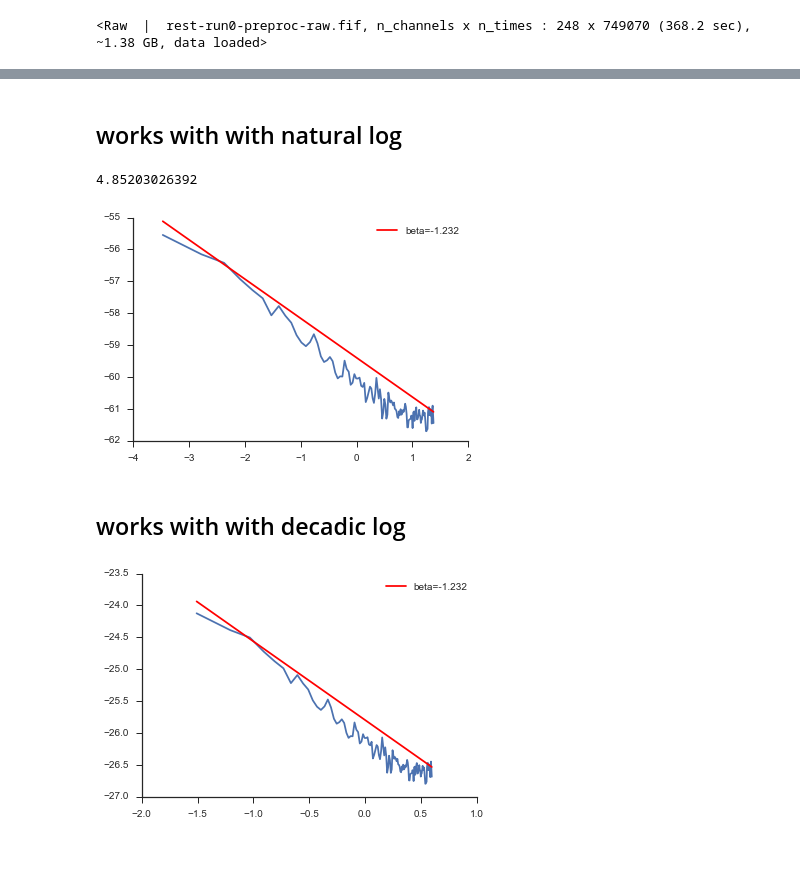
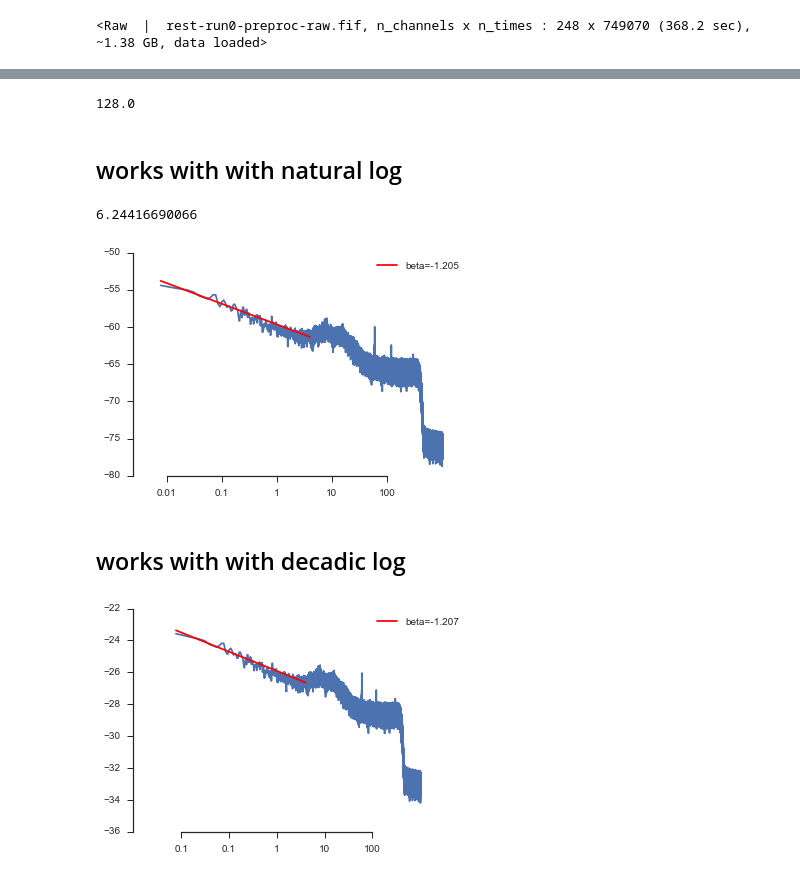
Before and after one commit to neurospin/meg_study_dynamic_scales, a Jupyter notebook: scripts/paper_check_powerlaw_fit.ipynb, the cells around one changed output, grey strips where cells are left out. Drawn from its saved outputs; the diff is of its cells as text; code cells hidden in the pictures.

```diff
--- a/scripts/paper_check_powerlaw_fit.ipynb
+++ b/scripts/paper_check_powerlaw_fit.ipynb
@@ -95,29 +95,35 @@ Ready.
     Computing cross products for coils 245 x 3 coils...
     Preparing the mapping matrix...
     [Truncate at 84 missing 0.0001]
+# %%
+1/2048. * (2 ** 18)
+# %% [output]
+128.0
 # %%
-freqs, psd = welch(raw[100][0], nperseg=2**16,fs=raw.info['sfreq'])
+freqs, psd = welch(raw[100][0], nperseg=(2**18), fs=raw.info['sfreq'], detrend='linear')
 # %% [markdown]
 ## works with with natural log
 # %%
 fmask = (freqs <= 4) & (freqs > 0)
 lm = LinearRegression(normalize=False).fit(
    np.log(freqs[fmask][:, None]),
    np.log(psd.T[fmask]),
    )
 frange = np.log(freqs[fmask].max()) - np.log(freqs[fmask].min())
 print(frange)
 plt.figure()
-plt.plot(np.log(freqs[fmask][:, None]), np.log(psd.T[fmask]))
+plt.plot(np.log(freqs), np.log(psd.T))
 plt.plot(np.log(freqs[fmask][[0, -1]]),
          np.array([lm.intercept_,
                    lm.intercept_ + lm.coef_ * frange]) + frange, color='red',
          label='beta=%0.3f' % lm.coef_[0])
 plt.legend(loc='best')
+plt.xticks(np.log([0.01, 0.1, 1, 10, 100]),
+                  [0.01, 0.1, 1, 10, 100])
 sns.despine(trim=True)
 # %% [output]
-4.85203026392
+6.24416690066
-[figure, old version]
+[figure, new version]
 # %% [markdown]
 ## works with with decadic log
 # %%
@@ -128,12 +134,13 @@ lm = LinearRegression(normalize=False).fit(
    )
 frange = np.log10(freqs[fmask].max()) - np.log10(freqs[fmask].min())
 plt.figure()
-plt.plot(np.log10(freqs[fmask][:, None]), np.log10(psd.T[fmask]))
+plt.plot(np.log10(freqs), np.log10(psd.T))
 plt.plot(np.log10(freqs[fmask][[0, -1]]),
          np.array([lm.intercept_,
                    lm.intercept_ + lm.coef_ * frange]) + frange, color='red',
          label='beta=%0.3f' % lm.coef_[0])
 plt.legend(loc='best')
+plt.xticks(np.log10([0.01, 0.1, 1, 10, 100]), [0.1, 0.1, 1, 10, 100])
 sns.despine(trim=True)
 # %% [output]
-[figure, old version]
+[figure, new version]
```
Also changed, not shown: parts of 1 cell of this notebook.
